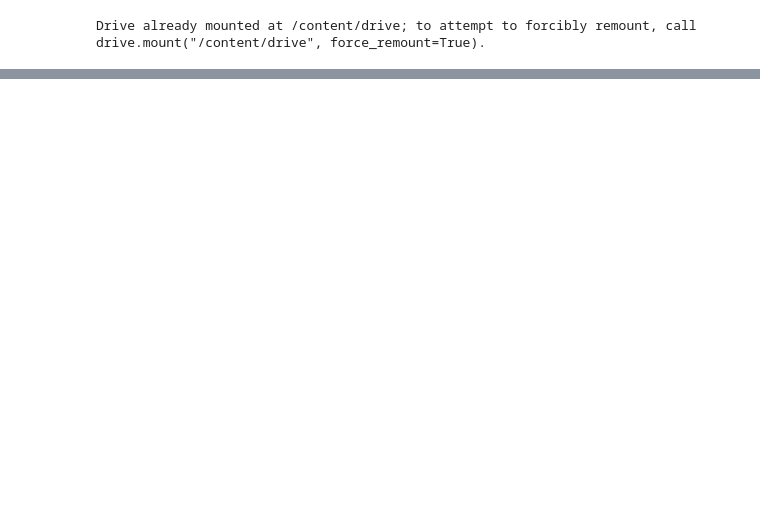
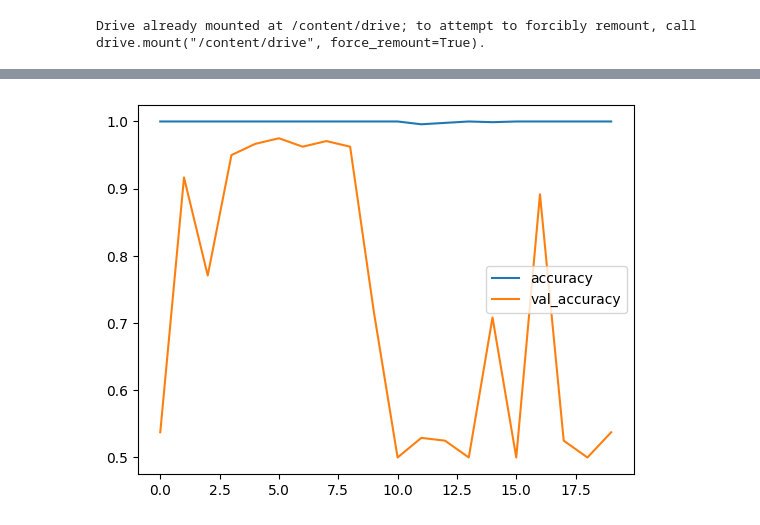
Before and after one commit to BuddhikaRoshan/DL-Assignment, a Jupyter notebook: IT22570758.ipynb, the cells around one changed output, grey strips where cells are left out. Drawn from its saved outputs; the diff is of its cells as text; code cells hidden in the pictures; blank space fills up the shorter version.

Commit message:
Plot training and validation accuracy

```diff
--- a/IT22570758.ipynb
+++ b/IT22570758.ipynb
@@ -152,3 +152,9 @@ Epoch 19/20
 15/15 ━━━━━━━━━━━━━━━━━━━━ 104s 7s/step - accuracy: 1.0000 - loss: 4.7422e-04 - val_accuracy: 0.5000 - val_loss: 8.3152
 Epoch 20/20
 15/15 ━━━━━━━━━━━━━━━━━━━━ 146s 7s/step - accuracy: 1.0000 - loss: 4.5021e-04 - val_accuracy: 0.5375 - val_loss: 4.1885
+# %%
+history_df = pd.DataFrame(history.history)
+history_df.loc[:,['accuracy','val_accuracy']].plot()
+plt.show()
+# %% [output]
+[figure, added]
```
